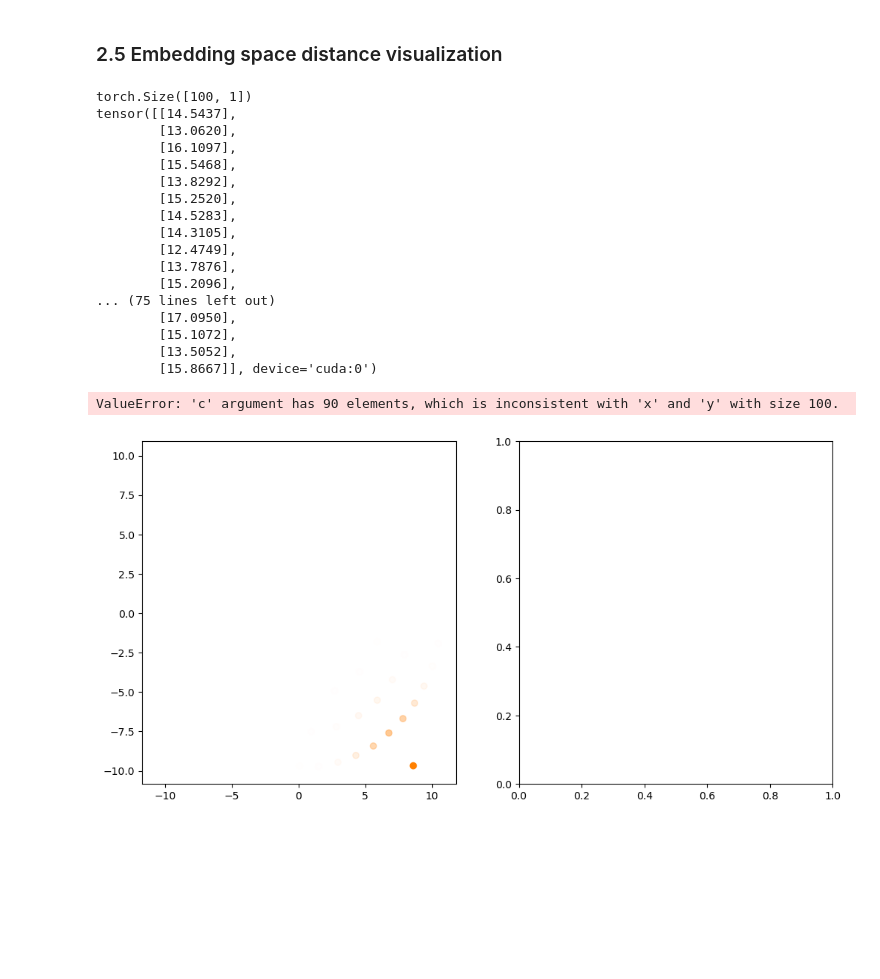
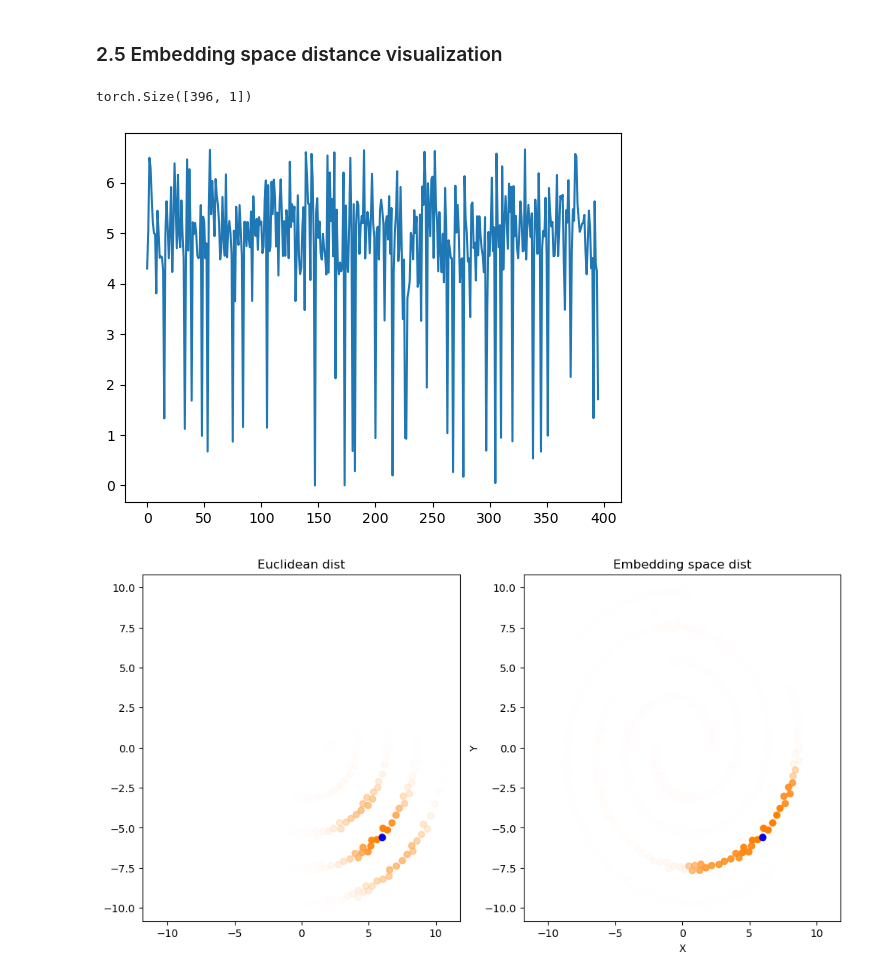
Before and after one commit to derek1909/SignalSpace-WarmUp, a Jupyter notebook: warmup.ipynb, the cells around one changed output. Saved outputs shown, nothing was run; the diff lists cells and outputs as text; code cells hidden in the pictures; blank space fills up the shorter version.

```diff
--- a/warmup.ipynb
+++ b/warmup.ipynb
@@ -142,7 +142,7 @@ torch.Size([100])
 ## Compute K-nearest neighbors for each element in model.Basis
 
 # Compute K-nearest neighbors
-neighbors_indices = model.KNN_Data(k=1, data=data_tensor)
+neighbors_indices = model.KNN_Data(k=5, data=data_tensor)
 print("K-nearest neighbors indices of A:")
 print(neighbors_indices)
 # %% [output]
@@ -345,19 +341,29 @@ tensor([[ 0.0000,  0.0000,  0.0000,  ...,  0.0000,  0.0000,  0.0000],
 # %% [markdown]
 ### 2.4 Visualise P
 # %%
+import matplotlib.pyplot as plt
+
 # Example data
-idx = 2
-fig, [ax, ax1] = plt.subplots(figsize=[12,6],nrows=1, ncols=2)
+idx = 0
 
+# fig, [ax, ax1] = plt.subplots(figsize=[26,12], nrows=1, ncols=2, dpi=1000)
+fig, [ax, ax1] = plt.subplots(figsize=[13,6], nrows=1, ncols=2)
+# Compute colors for the image
 colors = P.cpu()[idx]
 colors = (colors - torch.min(colors)) / (torch.max(colors) - torch.min(colors))
 
 cmap = 'viridis'  # Example colormap
 
-# plot dictionary elements using first row of P
-ax.scatter(model.Basis_filtered[:, 0].cpu(), model.Basis_filtered[:, 1].cpu(), label='All landmarks', c=colors, cmap=cmap)
-plt.xlabel('X')
-plt.ylabel('Y')
-plt.title('Scatter Plot with Colormap')
+# Plot image with colors derived from the colormap
+img = ax.imshow(P.cpu(), cmap=cmap)
+ax.set_title('P')
+fig.colorbar(img, ax=ax)
+
+# Plot scatter points colored with the same colormap
+scatter = ax1.scatter(model.Basis_filtered[:, 0].cpu(), model.Basis_filtered[:, 1].cpu(), label='All landmarks', c=colors, cmap=cmap)
+ax1.set_xlabel('X')
+ax1.set_ylabel('Y')
+ax1.set_title('Scatter Plot with Colormap')
+
 plt.show()
 # %% [output]
@@ -365,58 +371,51 @@ plt.show()
 # %% [markdown]
 ### 2.5 Embedding space distance visualization
 # %%
-landmark_idx = 61
-orig_sigma = 3
-embed_sigma = 2e-8
+
+orig_sigma = 2.5
+embed_sigma = 2
+Bas = model.Basis_filtered.cpu()
+
+landmark_idx = torch.randint(low=0,high=Bas.shape[0],size=(1,)).item()
+
 
 def gaussian(dist, sigma):
     return torch.exp(-torch.pow(dist, 2) / (2 * sigma**2))
 
 ## Euc distance
 orig_dist = torch.cdist(Bas,Bas[landmark_idx,:].unsqueeze(0),p=2)
 Gaussian_orig_dist = gaussian(orig_dist,sigma=orig_sigma)
 print(orig_dist.shape)
 
 ## Embedding space dist
 embed_dist = torch.cdist(P.T,P.T[landmark_idx,:].unsqueeze(0),p=2)
-print(embed_dist)
+    # print(embed_dist)
 Gaussian_embed_dist = gaussian(embed_dist,sigma=embed_sigma)
+
+plt.plot(embed_dist)
+plt.show()
 
 fig, [ax, ax1] = plt.subplots(figsize=[12,6],nrows=1, ncols=2)
 
 map = [(1, 1, 1, 0), (1, 0.5, 0, 1)]  # Start with transparent (white) and end with orange
 cmap = mcolors.LinearSegmentedColormap.from_list('custom_cmap', map)
 
 # plot dictionary elements using first row of P
 
 
 ax.scatter(Bas[:, 0], Bas[:, 1], label='All landmarks', c=Gaussian_orig_dist.cpu(), cmap=cmap,vmin=1e-2, vmax=1)
 ax1.scatter(Bas[:, 0], Bas[:, 1], label='All landmarks', c=Gaussian_embed_dist.cpu(), cmap=cmap,vmin=1e-2, vmax=1)
 
 ax.scatter(Bas[landmark_idx, 0], Bas[landmark_idx, 1], label='the landmark', c='blue')
 ax1.scatter(Bas[landmark_idx, 0], Bas[landmark_idx, 1], label='the landmark', c='blue')
 
 plt.xlabel('X')
 plt.ylabel('Y')
-plt.title('Scatter Plot with Colormap')
+ax.set_title('Euclidean dist')
+ax1.set_title('Embedding space dist')
+
 plt.show()
 # %% [output]
-torch.Size([100, 1])
-tensor([[14.5437],
-        [13.0620],
-        [16.1097],
-        [15.5468],
-        [13.8292],
-        [15.2520],
-        [14.5283],
-        [14.3105],
-        [12.4749],
-        [13.7876],
-        [15.2096],
-... (75 lines left out)
-        [17.0950],
-        [15.1072],
-        [13.5052],
-        [15.8667]], device='cuda:0')
+torch.Size([396, 1])
-ValueError: 'c' argument has 90 elements, which is inconsistent with 'x' and 'y' with size 100.
-[figure, old version]
+[figure, new version]
+[figure, added]
```
Also changed, not shown: parts of 12 cells of this notebook, 6 other files.
